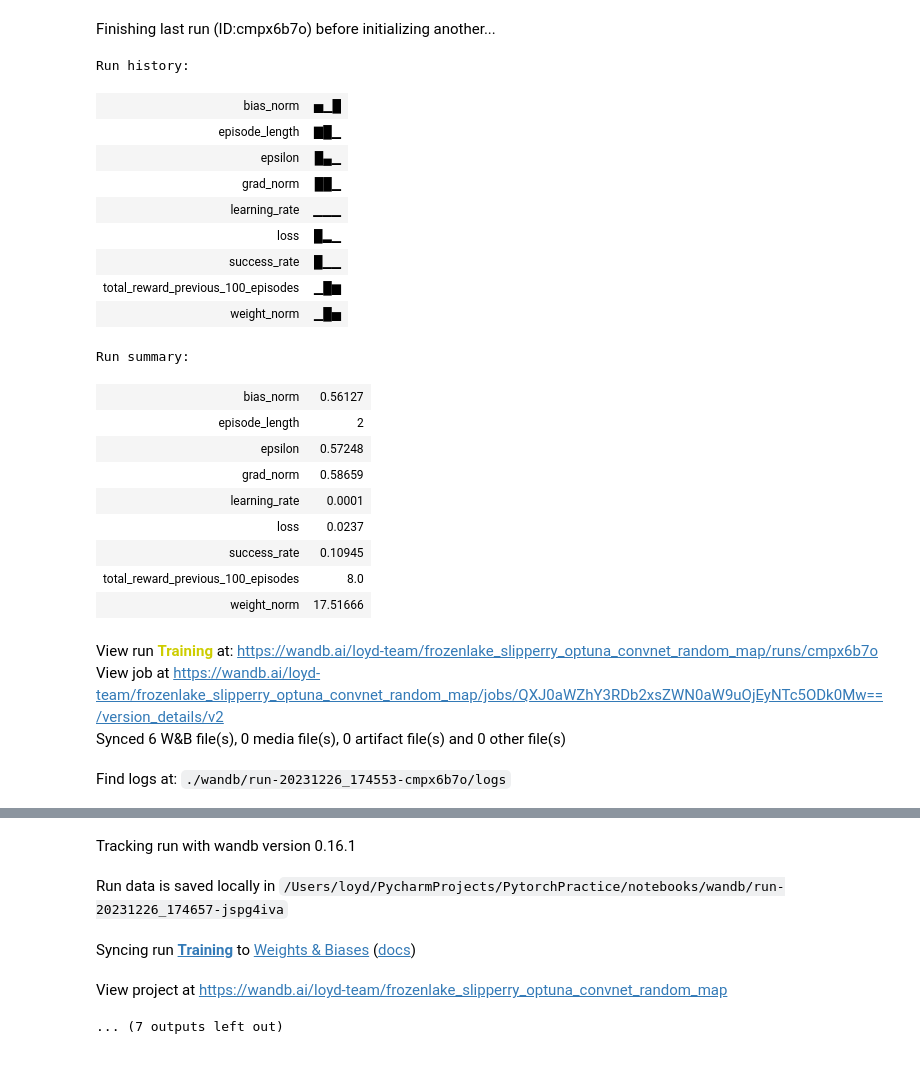
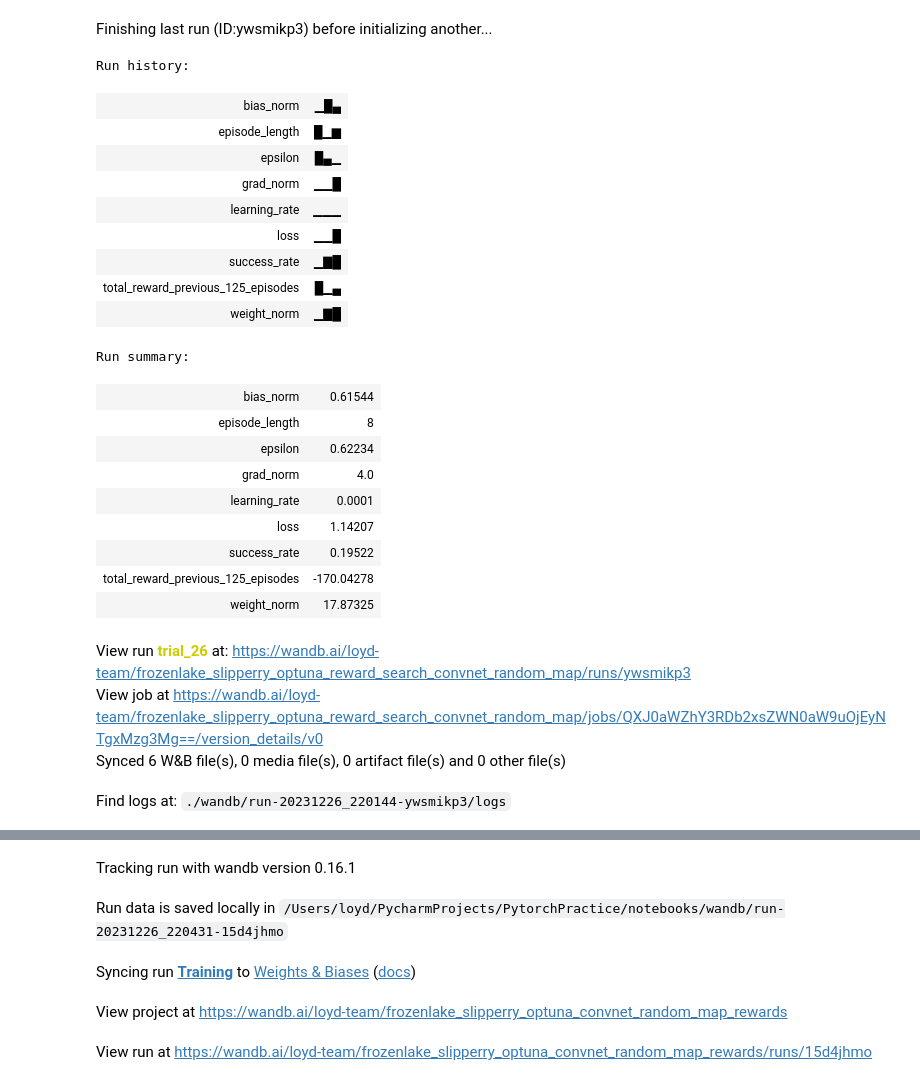
Before and after one commit to Looyyd/PytorchPractice, a Jupyter notebook: notebooks/ice_agent.ipynb, the cells around one changed output, grey strips where cells are left out. Cells and saved outputs as stored; diff of their text form; code cells hidden in the pictures.

```diff
--- a/notebooks/ice_agent.ipynb
+++ b/notebooks/ice_agent.ipynb
@@ -286,48 +316,52 @@ Find logs at: ./wandb/run-20231226_140412-tc7gmq82/logs
 # Hyperparameters
 learning_rate = 0.0001
 gamma = 0.99
-epsilon = 0.7
+epsilon = 0.8
 epsilon_decay = 0.999
 # %%
 random_map = True
 is_slippery = False
 # %%
 # Train the model
-num_episodes = 2000
+num_episodes = 2500
 n_actions = env.action_space.n
 n_states = env.observation_space.n
 model = ConvNet(n_states, n_actions).to(device)
 optimizer = optim.Adam(model.parameters(), lr=learning_rate)
 loss_fn = nn.MSELoss()
-wandb.init(project="frozenlake_slipperry_optuna_convnet_random_map",
+wandb.init(project="frozenlake_slipperry_optuna_convnet_random_map_rewards",
            name=f"Training",
            config=trial.params,
            reinit=True)
-model = train_model(model, optimizer, loss_fn, gamma, epsilon, epsilon_decay, num_episodes, device, n_states, random_map=random_map, is_slippery=is_slippery)
+model = train_model(model, optimizer, loss_fn, gamma, epsilon, epsilon_decay, num_episodes, device, n_states,
+                    random_map=random_map, is_slippery=is_slippery,
+                    forward_step_reward=0.05,
+                    visited_step_reward=0,
+                    hole_reward=0)
 wandb.finish()
 # %% [output]
-Finishing last run (ID:cmpx6b7o) before initializing another...
+Finishing last run (ID:ywsmikp3) before initializing another...
 Run history:
-| bias_norm | ▅▁█ |
-| episode_length | ▇█▁ |
+| bias_norm | ▁█▄ |
+| episode_length | █▁▆ |
 | epsilon | █▄▁ |
-| grad_norm | ██▁ |
+| grad_norm | ▁▁█ |
 | learning_rate | ▁▁▁ |
-| loss | █▂▁ |
-| success_rate | █▁▁ |
-| total_reward_previous_100_episodes | ▁█▆ |
-| weight_norm | ▁█▅ |
+| loss | ▁▁█ |
+| success_rate | ▁▇█ |
+| total_reward_previous_125_episodes | █▁▄ |
+| weight_norm | ▁▇█ |
 Run summary:
-| bias_norm | 0.56127 |
-| episode_length | 2 |
-| epsilon | 0.57248 |
-| grad_norm | 0.58659 |
+| bias_norm | 0.61544 |
+| episode_length | 8 |
+| epsilon | 0.62234 |
+| grad_norm | 4.0 |
 | learning_rate | 0.0001 |
-| loss | 0.0237 |
-| success_rate | 0.10945 |
-| total_reward_previous_100_episodes | 8.0 |
-| weight_norm | 17.51666 |
+| loss | 1.14207 |
+| success_rate | 0.19522 |
+| total_reward_previous_125_episodes | -170.04278 |
+| weight_norm | 17.87325 |
-View run Training at: https://wandb.ai/loyd-team/frozenlake_slipperry_optuna_convnet_random_map/runs/cmpx6b7o
-View job at https://wandb.ai/loyd-team/frozenlake_slipperry_optuna_convnet_random_map/jobs/QXJ0aWZhY3RDb2xsZWN0aW9uOjEyNTc5ODk0Mw==/version_details/v2
+View run trial_26 at: https://wandb.ai/loyd-team/frozenlake_slipperry_optuna_reward_search_convnet_random_map/runs/ywsmikp3
+View job at https://wandb.ai/loyd-team/frozenlake_slipperry_optuna_reward_search_convnet_random_map/jobs/QXJ0aWZhY3RDb2xsZWN0aW9uOjEyNTgxMzg3Mg==/version_details/v0
 Synced 6 W&B file(s), 0 media file(s), 0 artifact file(s) and 0 other file(s)
-Find logs at: ./wandb/run-20231226_174553-cmpx6b7o/logs
+Find logs at: ./wandb/run-20231226_220144-ywsmikp3/logs
@@ -335,8 +369,8 @@ Successfully finished last run (ID:cmpx6b7o). Initializing new run:
 Tracking run with wandb version 0.16.1
-Run data is saved locally in /Users/loyd/PycharmProjects/PytorchPractice/notebooks/wandb/run-20231226_174657-jspg4iva
+Run data is saved locally in /Users/loyd/PycharmProjects/PytorchPractice/notebooks/wandb/run-20231226_220431-15d4jhmo
 Syncing run Training to Weights & Biases (docs)
-View project at https://wandb.ai/loyd-team/frozenlake_slipperry_optuna_convnet_random_map
+View project at https://wandb.ai/loyd-team/frozenlake_slipperry_optuna_convnet_random_map_rewards
-... (7 outputs left out)
+View run at https://wandb.ai/loyd-team/frozenlake_slipperry_optuna_convnet_random_map_rewards/runs/15d4jhmo
 # %%
 # Evaluate the model
 num_eval_episodes = 50
```
Also changed, not shown: parts of 11 cells of this notebook.
